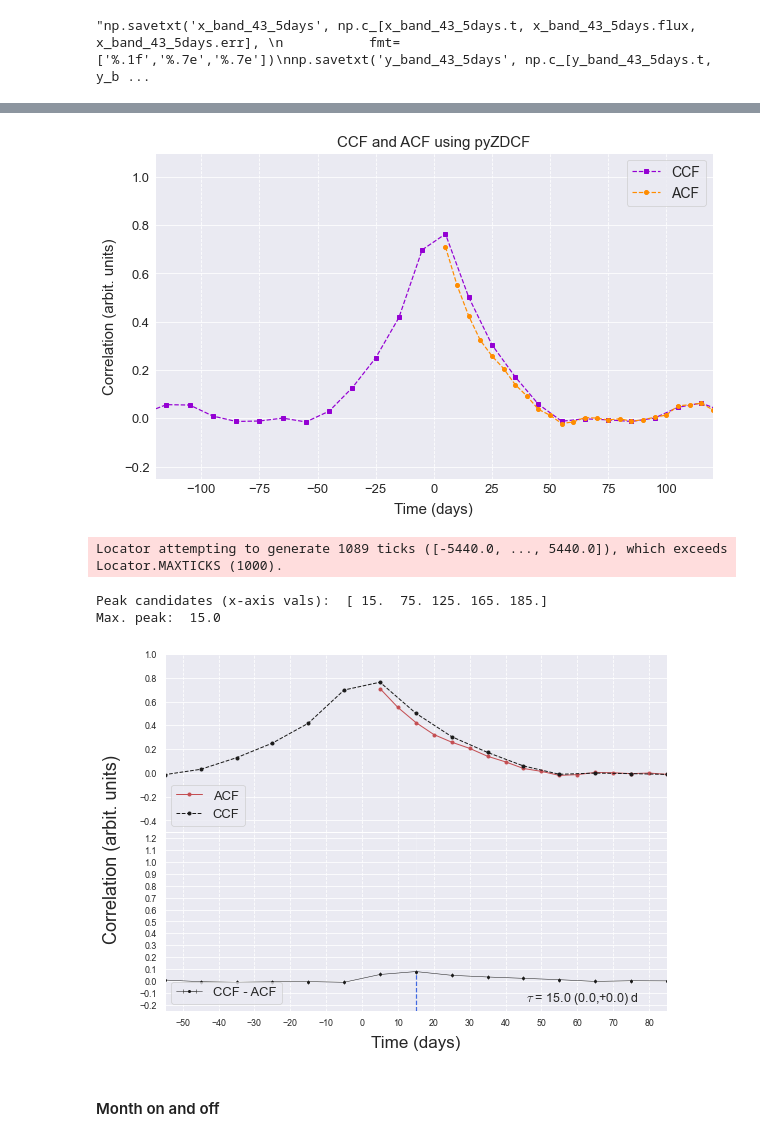
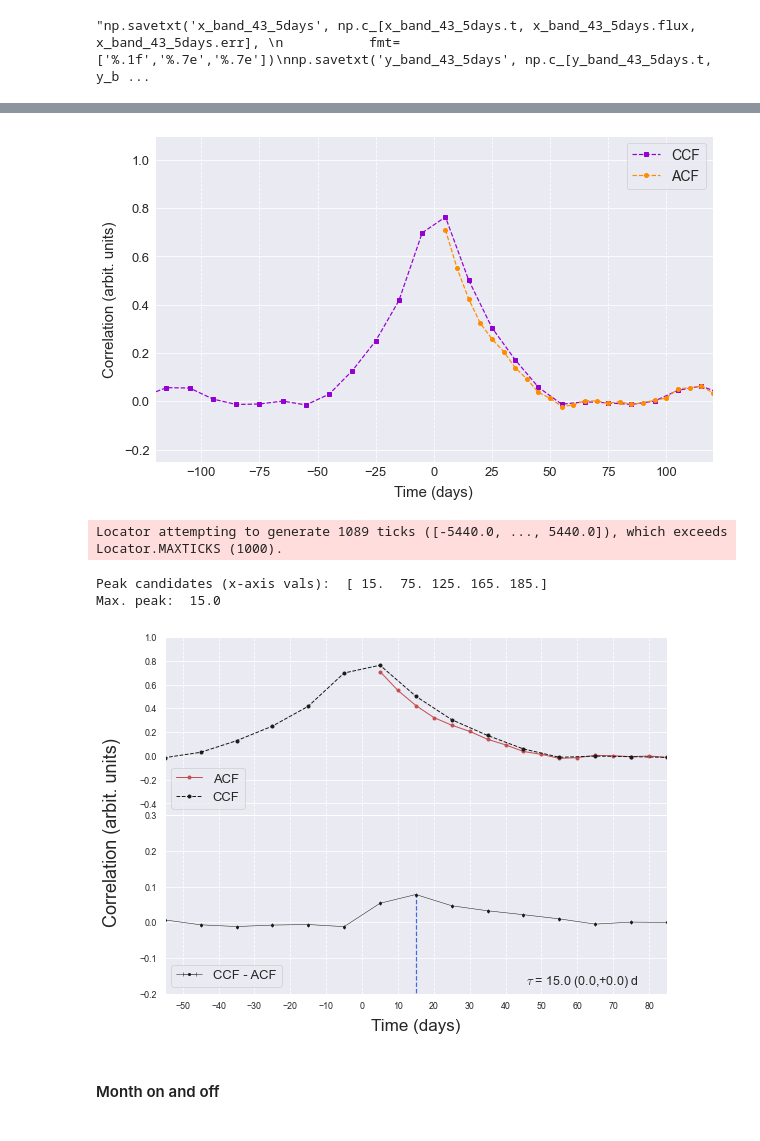
Before and after one commit to NicoGalvarino/AGN_Tutorials_Git, a Jupyter notebook: Tutorial_5_RevMap/RM_tutorial_pyzdcf.ipynb, the cells around one changed output, grey strips where cells are left out. Saved outputs shown, nothing was run; the diff lists cells and outputs as text; code cells hidden in the pictures.

Commit message:
Report and run gapped curves

```diff
--- a/Tutorial_5_RevMap/RM_tutorial_pyzdcf.ipynb
+++ b/Tutorial_5_RevMap/RM_tutorial_pyzdcf.ipynb
@@ -500,18 +500,20 @@ ccf_x_band_43_5daysy_band_43_5days.dcf written...
 
 pyZDCF ended.
 # %%
-plot_acf_ccf(x_5days_ACF, x_y_5days_CCF, save=True, save_filename='artificial_x_y_5days', save_path='./CCF_plots/')
+plot_acf_ccf(x_5days_ACF, x_y_5days_CCF, save=True, save_filename='art_x_y_5days', save_path='./CCF_plots/')
 # %% [output]
-[figure, old version]
+[figure, new version]
 # %%
 x_y_5days_final = final_CCF(x_5days_ACF, x_y_5days_CCF)
 # %%
-peak_and_plot(x_y_5days_final, x_5days_ACF, x_y_5days_CCF, save_plot=True, filename='artificial_x_y_5days')
+tau_5days, peaks_x_5days, peaks_y_5days = peak_and_plot(x_y_5days_final, x_5days_ACF, x_y_5days_CCF,
+                                                        save_plot=True, filename='./CCF_plots/artificial_x_y_5days',
+                                                        ylim_ax2=(-0.2, 0.3))
 # %% [output]
 Locator attempting to generate 1089 ticks ([-5440.0, ..., 5440.0]), which exceeds Locator.MAXTICKS (1000).
 Peak candidates (x-axis vals):  [ 15.  75. 125. 165. 185.]
 Max. peak:  15.0
-[figure, old version]
+[figure, new version]
 # %% [markdown]
 #### Month on and off
 # %%
```
Also changed, not shown: parts of 8 cells of this notebook, 18 other files.
